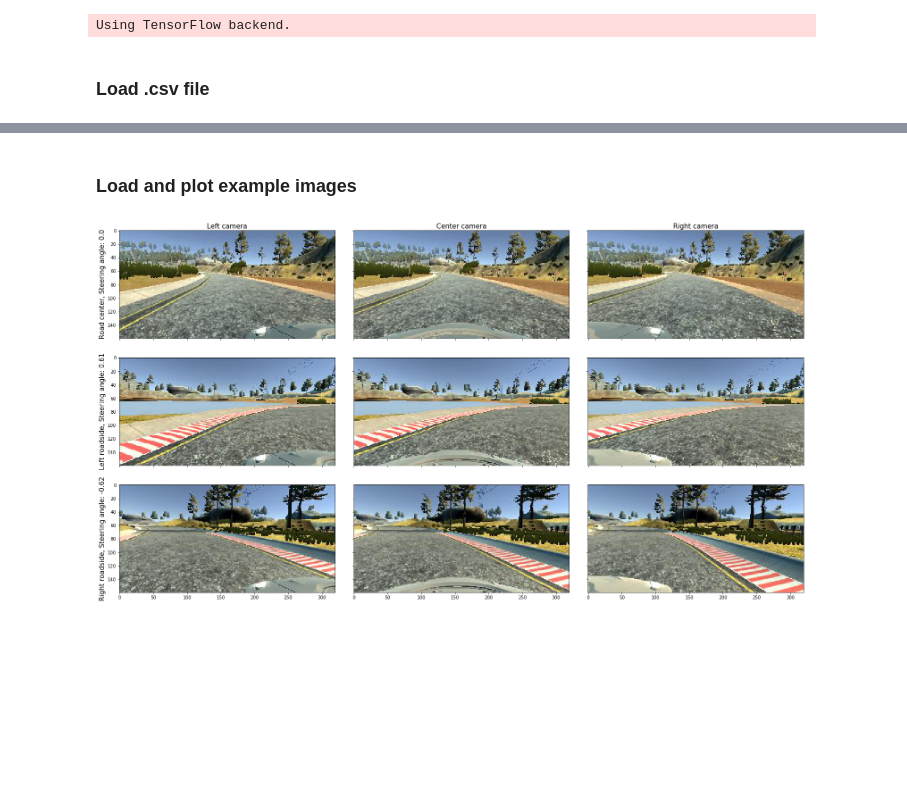
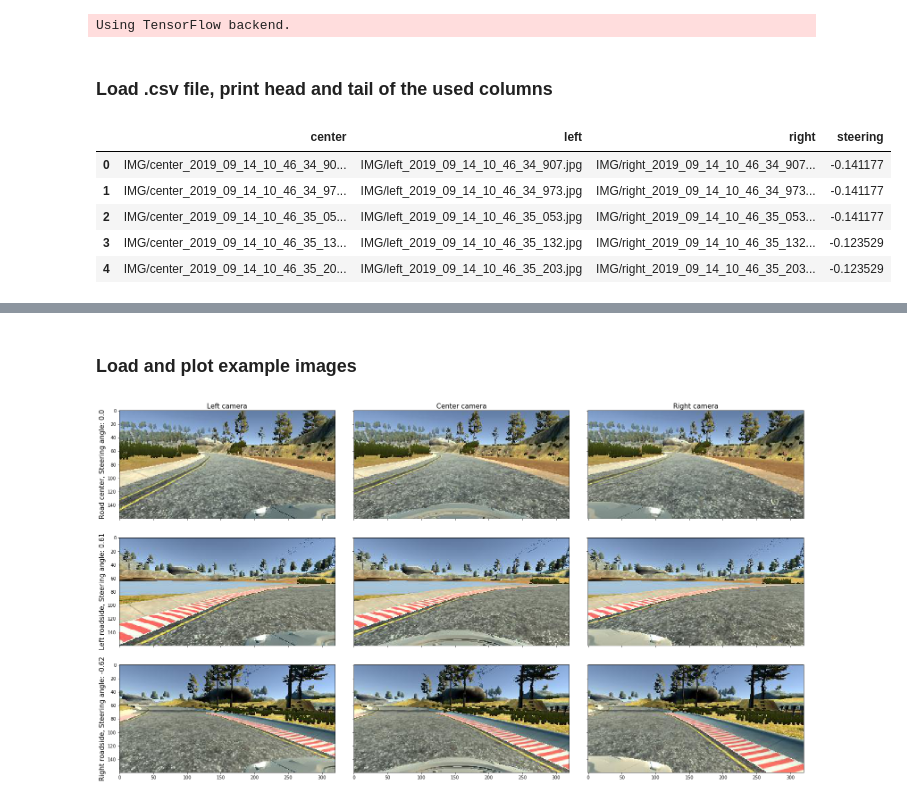
Before and after one commit to fstahl1/behavioral_cloning, a Jupyter notebook: data_exploration.ipynb, the cells around one changed output, grey strips where cells are left out. Drawn from its saved outputs; the diff is of its cells as text; code cells hidden in the pictures; blank space fills up the shorter version.

```diff
--- a/data_exploration.ipynb
+++ b/data_exploration.ipynb
@@ -7,6 +7,15 @@ from keras.utils import plot_model
 # %% [output]
 Using TensorFlow backend.
 # %% [markdown]
-### Load .csv file
+### Load .csv file, print head and tail of the used columns
 # %%
 df = read_csv()
+# %%
+df.head()
+# %% [output]
+|  | center | left | right | steering |
+| 0 | IMG/center_2019_09_14_10_46_34_90... | IMG/left_2019_09_14_10_46_34_907.jpg | IMG/right_2019_09_14_10_46_34_907... | -0.141177 |
+| 1 | IMG/center_2019_09_14_10_46_34_97... | IMG/left_2019_09_14_10_46_34_973.jpg | IMG/right_2019_09_14_10_46_34_973... | -0.141177 |
+| 2 | IMG/center_2019_09_14_10_46_35_05... | IMG/left_2019_09_14_10_46_35_053.jpg | IMG/right_2019_09_14_10_46_35_053... | -0.141177 |
+| 3 | IMG/center_2019_09_14_10_46_35_13... | IMG/left_2019_09_14_10_46_35_132.jpg | IMG/right_2019_09_14_10_46_35_132... | -0.123529 |
+| 4 | IMG/center_2019_09_14_10_46_35_20... | IMG/left_2019_09_14_10_46_35_203.jpg | IMG/right_2019_09_14_10_46_35_203... | -0.123529 |
```
Also changed, not shown: parts of 3 cells of this notebook, 20 other files.
